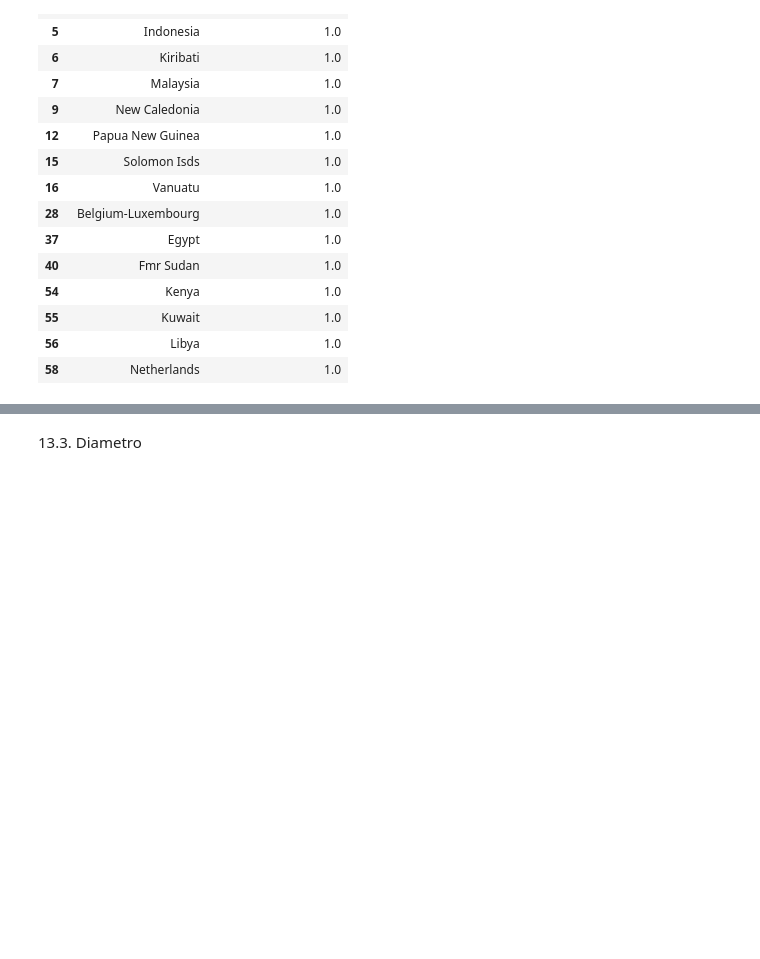
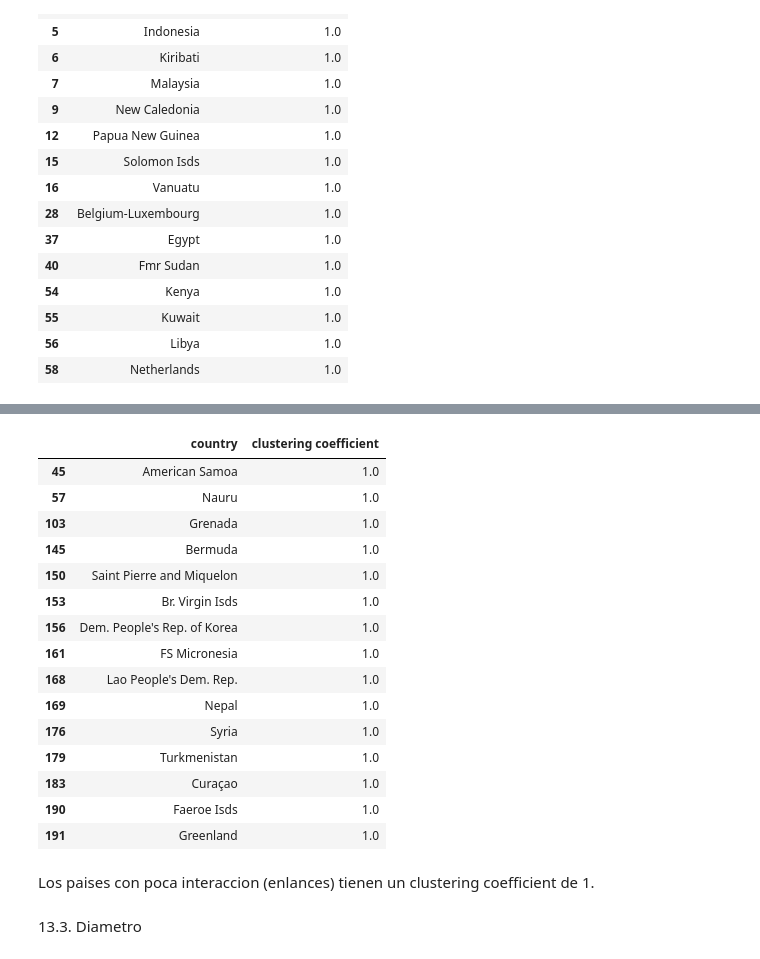
Before and after one commit to amendiolar/BootCampCienciaDatos, a Jupyter notebook: Exploratorio.ipynb, the cells around one changed output, grey strips where cells are left out. Cells and saved outputs as stored; diff of their text form; code cells hidden in the pictures; blank space fills up the shorter version.

```diff
--- a/Exploratorio.ipynb
+++ b/Exploratorio.ipynb
@@ -664,3 +762,27 @@ Egypt
+# %%
+cl1= nx.clustering(G1)
+cl2015 = pd.DataFrame([[key, cl1[key]] for key in cl1.keys()], columns=['country',"clustering coefficient"])
+cl2015main = cl2015.nlargest(15,'clustering coefficient')
+cl2015main
+# %% [output]
+|  | country | clustering coefficient |
+| 45 | American Samoa | 1.0 |
+| 57 | Nauru | 1.0 |
+| 103 | Grenada | 1.0 |
+| 145 | Bermuda | 1.0 |
+| 150 | Saint Pierre and Miquelon | 1.0 |
+| 153 | Br. Virgin Isds | 1.0 |
+| 156 | Dem. People's Rep. of Korea | 1.0 |
+| 161 | FS Micronesia | 1.0 |
+| 168 | Lao People's Dem. Rep. | 1.0 |
+| 169 | Nepal | 1.0 |
+| 176 | Syria | 1.0 |
+| 179 | Turkmenistan | 1.0 |
+| 183 | Curaçao | 1.0 |
+| 190 | Faeroe Isds | 1.0 |
+| 191 | Greenland | 1.0 |
+# %% [markdown]
+Los paises con poca interaccion (enlances) tienen un clustering coefficient de 1.
 # %% [markdown]
 13.3. Diametro
 # %% [markdown]
```
Also changed, not shown: parts of 32 cells of this notebook, 1 other file.
